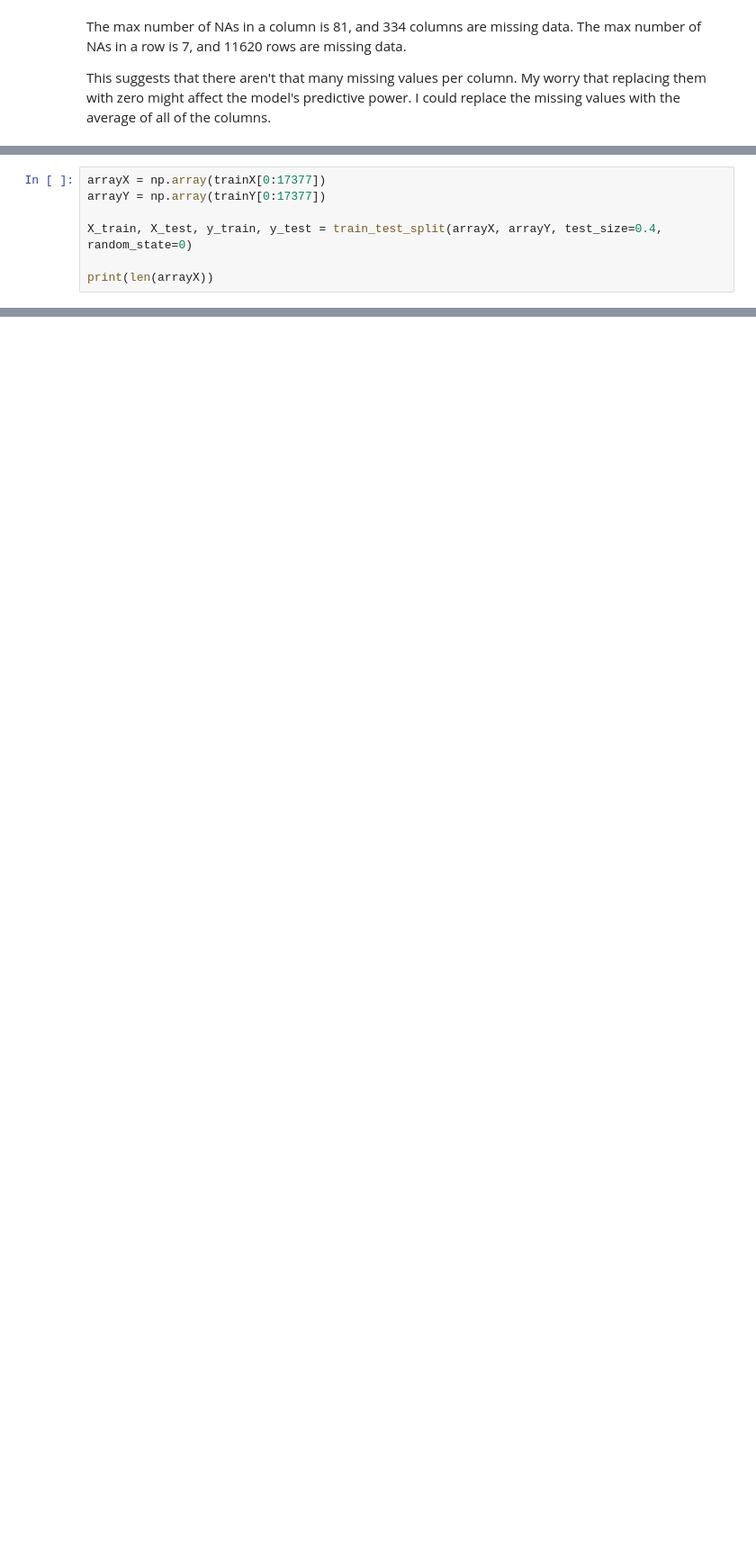
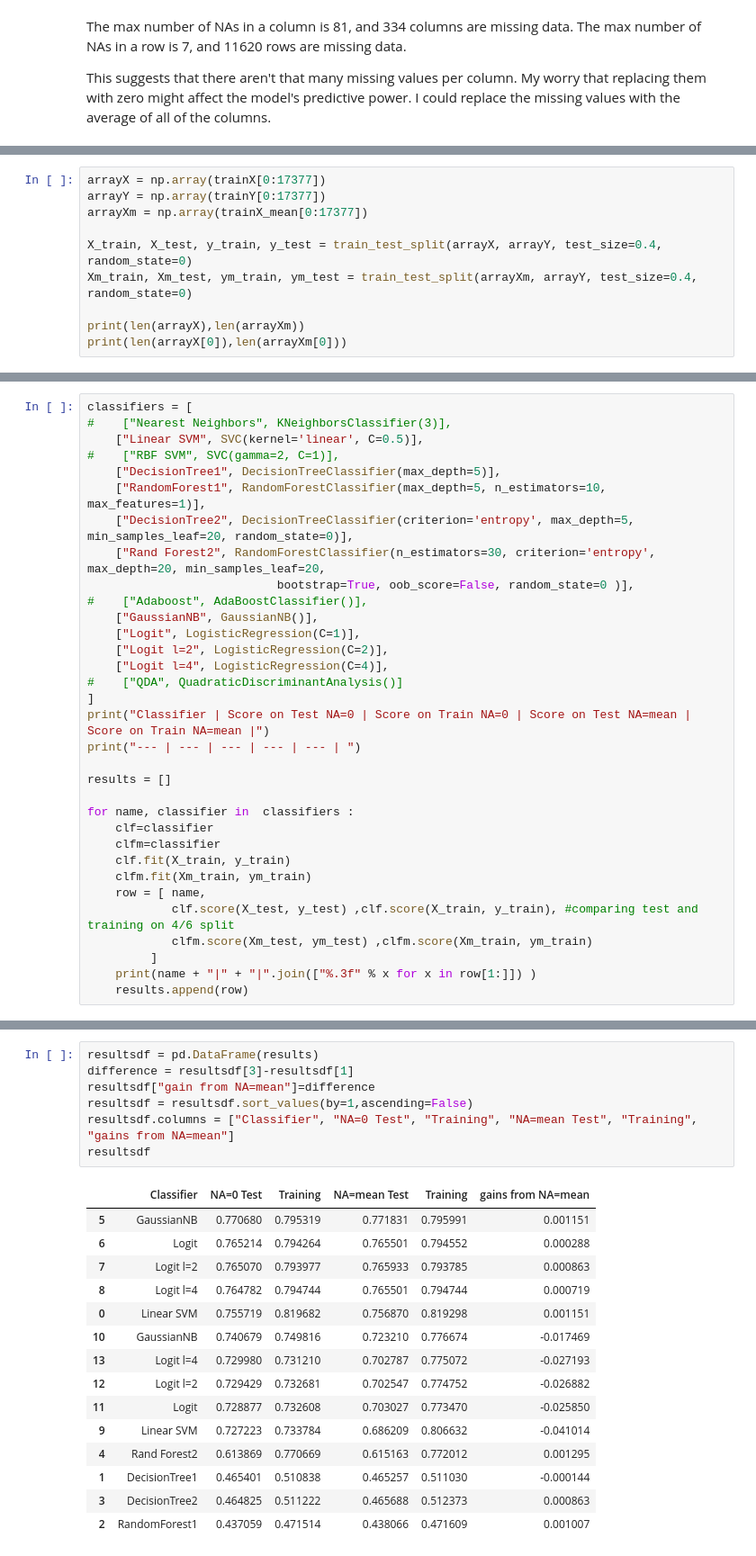
Before and after one commit to ramochoahes/Homework3, a Jupyter notebook: feature_selection.ipynb, the cells around one changed output, grey strips where cells are left out. Shown: that part at 90% size. Cells and saved outputs as stored; diff of their text form; blank space fills up the shorter version.

```diff
--- a/feature_selection.ipynb
+++ b/feature_selection.ipynb
@@ -136,8 +138,11 @@ Similarly, we can drop rows of data that contain too many NA's to be useful. Fro
 # %%
 arrayX = np.array(trainX[0:17377])
 arrayY = np.array(trainY[0:17377])
+arrayXm = np.array(trainX_mean[0:17377])
 
 X_train, X_test, y_train, y_test = train_test_split(arrayX, arrayY, test_size=0.4, random_state=0)
+Xm_train, Xm_test, ym_train, ym_test = train_test_split(arrayXm, arrayY, test_size=0.4, random_state=0)
 
-print(len(arrayX))
+print(len(arrayX),len(arrayXm))
+print(len(arrayX[0]),len(arrayXm[0]))
 # %% [output]
@@ -144,0 +151,33 @@ print(len(arrayX))
+# %%
+classifiers = [
+#    ["Nearest Neighbors", KNeighborsClassifier(3)],
+    ["Linear SVM", SVC(kernel='linear', C=0.5)],
+#    ["RBF SVM", SVC(gamma=2, C=1)],
+    ["DecisionTree1", DecisionTreeClassifier(max_depth=5)],
+    ["RandomForest1", RandomForestClassifier(max_depth=5, n_estimators=10, max_features=1)],
+    ["DecisionTree2", DecisionTreeClassifier(criterion='entropy', max_depth=5, min_samples_leaf=20, random_state=0)],
+    ["Rand Forest2", RandomForestClassifier(n_estimators=30, criterion='entropy', max_depth=20, min_samples_leaf=20,
+                           bootstrap=True, oob_score=False, random_state=0 )],
+#    ["Adaboost", AdaBoostClassifier()],
+    ["GaussianNB", GaussianNB()],
+    ["Logit", LogisticRegression(C=1)],
+    ["Logit l=2", LogisticRegression(C=2)],
+    ["Logit l=4", LogisticRegression(C=4)],
+#    ["QDA", QuadraticDiscriminantAnalysis()]
+]
+print("Classifier | Score on Test NA=0 | Score on Train NA=0 | Score on Test NA=mean | Score on Train NA=mean |")
+print("--- | --- | --- | --- | --- | ")
+
+results = []
+
+for name, classifier in  classifiers :
+    clf=classifier
+    clfm=classifier
+    clf.fit(X_train, y_train)
+    clfm.fit(Xm_train, ym_train)
+    row = [ name,
+            clf.score(X_test, y_test) ,clf.score(X_train, y_train), #comparing test and training on 4/6 split
+            clfm.score(Xm_test, ym_test) ,clfm.score(Xm_train, ym_train)
+         ]
+    print(name + "|" + "|".join(["%.3f" % x for x in row[1:]]) )
+    results.append(row)
@@ -144,0 +667,23 @@ print(len(arrayX))
+# %%
+resultsdf = pd.DataFrame(results)
+difference = resultsdf[3]-resultsdf[1]
+resultsdf["gain from NA=mean"]=difference
+resultsdf = resultsdf.sort_values(by=1,ascending=False)
+resultsdf.columns = ["Classifier", "NA=0 Test", "Training", "NA=mean Test", "Training", "gains from NA=mean"]
+resultsdf
+# %% [output]
+|  | Classifier | NA=0 Test | Training | NA=mean Test | Training | gains from NA=mean |
+| 5 | GaussianNB | 0.770680 | 0.795319 | 0.771831 | 0.795991 | 0.001151 |
+| 6 | Logit | 0.765214 | 0.794264 | 0.765501 | 0.794552 | 0.000288 |
+| 7 | Logit l=2 | 0.765070 | 0.793977 | 0.765933 | 0.793785 | 0.000863 |
+| 8 | Logit l=4 | 0.764782 | 0.794744 | 0.765501 | 0.794744 | 0.000719 |
+| 0 | Linear SVM | 0.755719 | 0.819682 | 0.756870 | 0.819298 | 0.001151 |
+| 10 | GaussianNB | 0.740679 | 0.749816 | 0.723210 | 0.776674 | -0.017469 |
+| 13 | Logit l=4 | 0.729980 | 0.731210 | 0.702787 | 0.775072 | -0.027193 |
+| 12 | Logit l=2 | 0.729429 | 0.732681 | 0.702547 | 0.774752 | -0.026882 |
+| 11 | Logit | 0.728877 | 0.732608 | 0.703027 | 0.773470 | -0.025850 |
+| 9 | Linear SVM | 0.727223 | 0.733784 | 0.686209 | 0.806632 | -0.041014 |
+| 4 | Rand Forest2 | 0.613869 | 0.770669 | 0.615163 | 0.772012 | 0.001295 |
+| 1 | DecisionTree1 | 0.465401 | 0.510838 | 0.465257 | 0.511030 | -0.000144 |
+| 3 | DecisionTree2 | 0.464825 | 0.511222 | 0.465688 | 0.512373 | 0.000863 |
+| 2 | RandomForest1 | 0.437059 | 0.471514 | 0.438066 | 0.471609 | 0.001007 |
```
Also changed, not shown: parts of 37 cells of this notebook.
